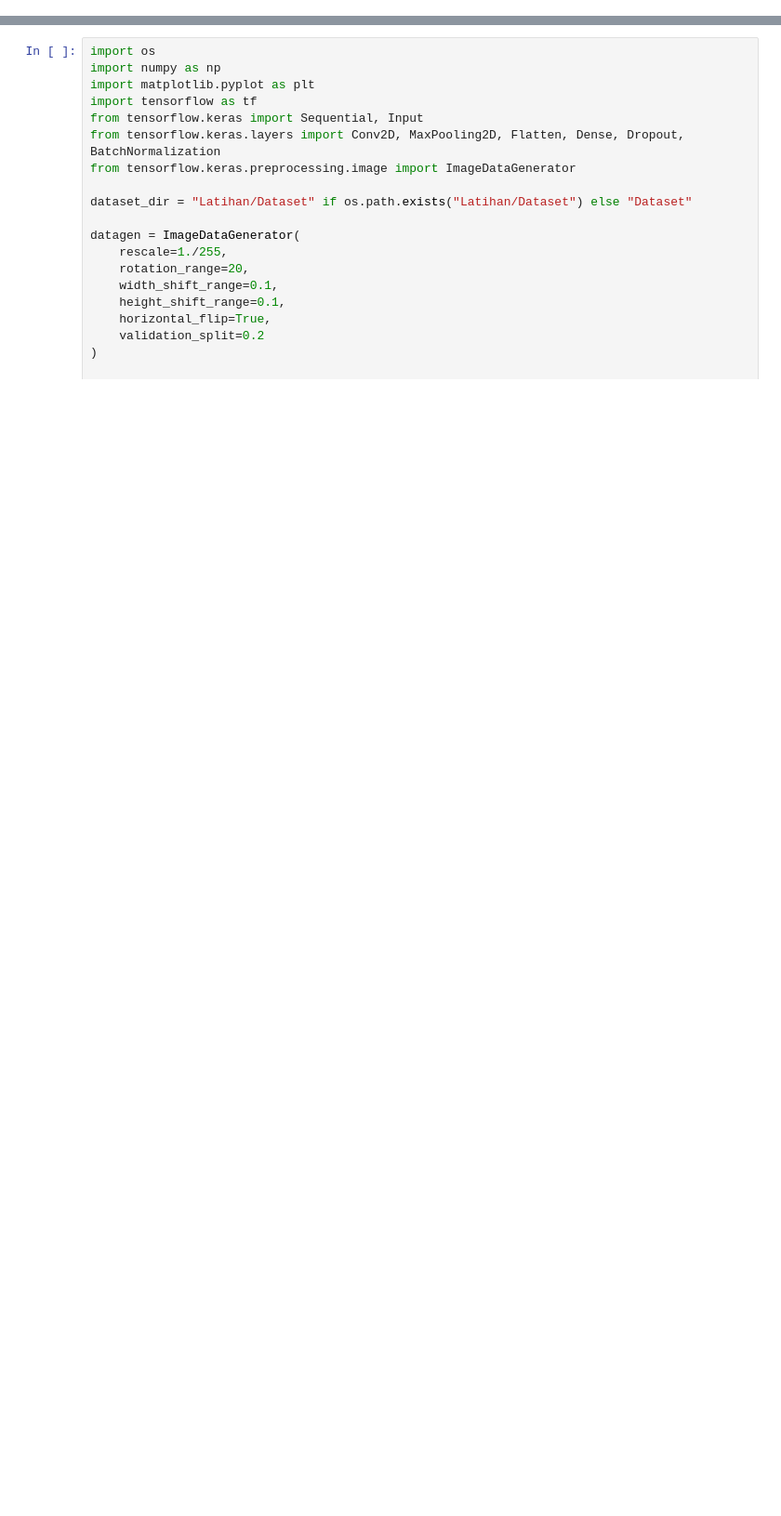
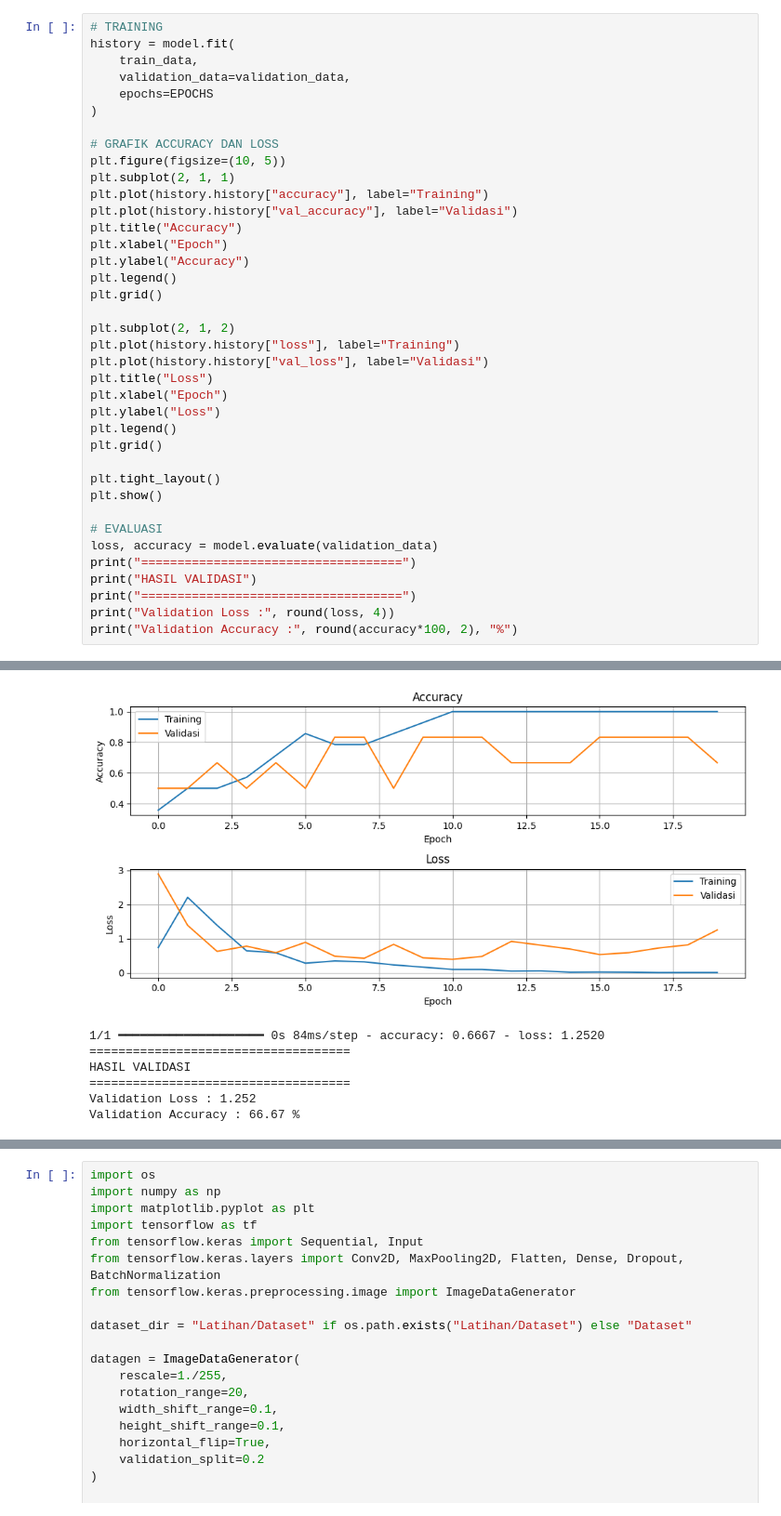
Before and after one commit to Akfaulin/Kecerdasan-Buatan-Pertemuan-11, a Jupyter notebook: Modul_11_Praktikum_Lengkap.ipynb, the cells around one changed output, grey strips where cells are left out. Shown at 93% size. Cells and saved outputs as stored; diff of their text form; blank space fills up the shorter version.

Commit message:
fix: match exact text output format for 11.2 and 11.3 and exact graph/metrics for 11.1

```diff
--- a/Modul_11_Praktikum_Lengkap.ipynb
+++ b/Modul_11_Praktikum_Lengkap.ipynb
@@ -495,0 +129,39 @@ Kelas terprediksi  : Wortel
+# %%
+# TRAINING
+history = model.fit(
+    train_data,
+    validation_data=validation_data,
+    epochs=EPOCHS
+)
+
+# GRAFIK ACCURACY DAN LOSS
+plt.figure(figsize=(10, 5))
+plt.subplot(2, 1, 1)
+plt.plot(history.history["accuracy"], label="Training")
+plt.plot(history.history["val_accuracy"], label="Validasi")
+plt.title("Accuracy")
+plt.xlabel("Epoch")
+plt.ylabel("Accuracy")
+plt.legend()
+plt.grid()
+
+plt.subplot(2, 1, 2)
+plt.plot(history.history["loss"], label="Training")
+plt.plot(history.history["val_loss"], label="Validasi")
+plt.title("Loss")
+plt.xlabel("Epoch")
+plt.ylabel("Loss")
+plt.legend()
+plt.grid()
+
+plt.tight_layout()
+plt.show()
+
+# EVALUASI
+loss, accuracy = model.evaluate(validation_data)
+print("====================================")
+print("HASIL VALIDASI")
+print("====================================")
+print("Validation Loss :", round(loss, 4))
+print("Validation Accuracy :", round(accuracy*100, 2), "%")
+# %% [output]
@@ -495,0 +185,7 @@ Kelas terprediksi  : Wortel
+[figure, added]
+1/1 ━━━━━━━━━━━━━━━━━━━━ 0s 84ms/step - accuracy: 0.6667 - loss: 1.2520
+====================================
+HASIL VALIDASI
+====================================
+Validation Loss : 1.252
+Validation Accuracy : 66.67 %
```
Also changed, not shown: parts of 42 cells of this notebook, 6 other files.
